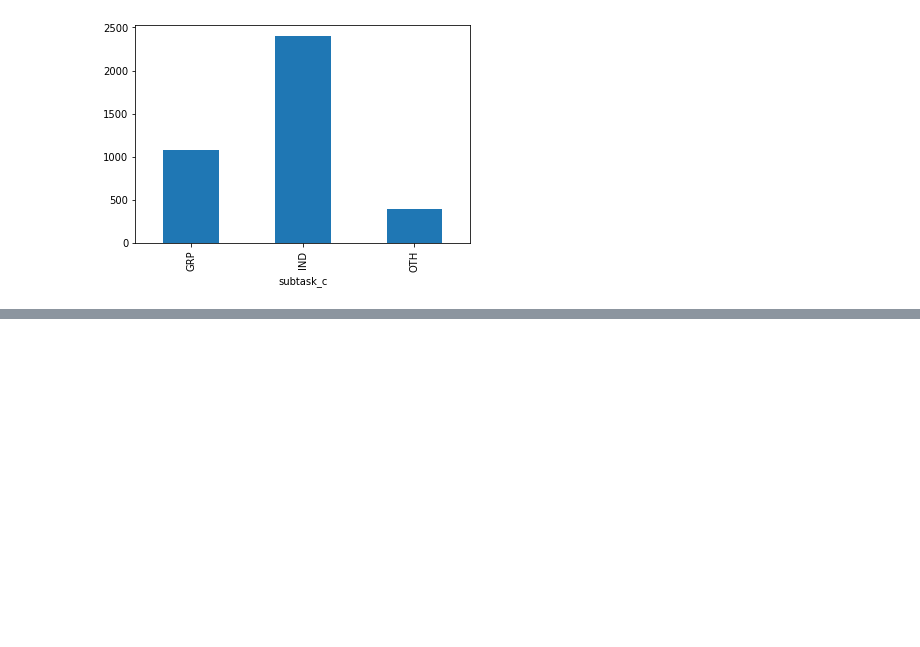
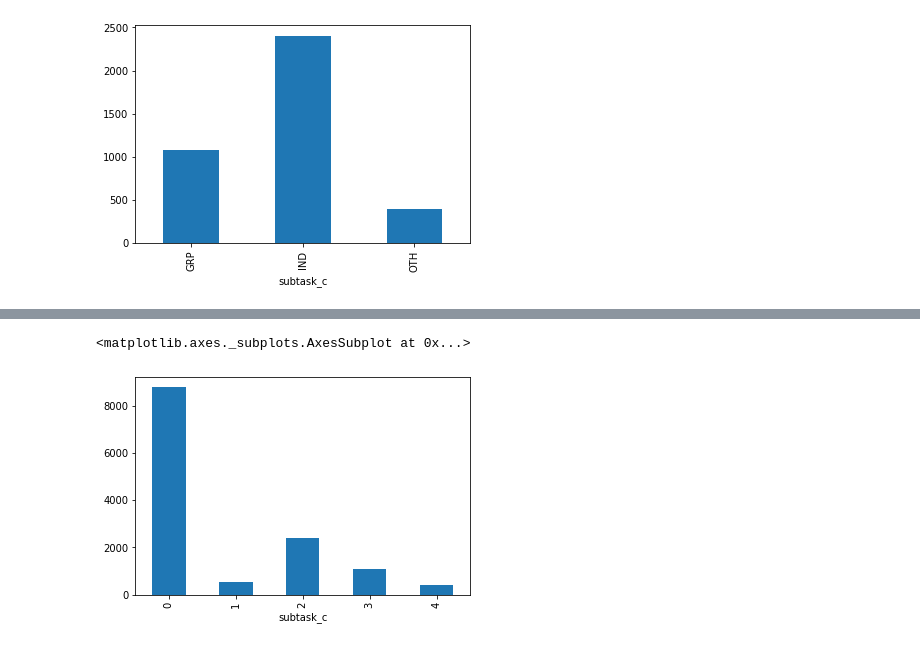
Before and after one commit to Ani997/msc_ai_sem2, a Jupyter notebook: NN_NLP/Lab6/lab6_semeval_task6.ipynb, the cells around one changed output, grey strips where cells are left out. Cells and saved outputs as stored; diff of their text form; code cells hidden in the pictures; blank space fills up the shorter version.

```diff
--- a/NN_NLP/Lab6/lab6_semeval_task6.ipynb
+++ b/NN_NLP/Lab6/lab6_semeval_task6.ipynb
@@ -348,9 +368,0 @@ df_tweet_task_c = df_tweet_task_c.sample(frac=1).reset_index(drop=True)
-# %%
-from sklearn.model_selection import train_test_split
-data = list(df_tweet_task_a['tweet_pr_st2'])
-labels = list(df_tweet_task_a['subtask_a'])
-tr_data,tst_data,tr_labels,tst_labels = train_test_split(np.array(data),labels,test_size=0.2,stratify=labels)
-# X_train, X_test, y_train, y_test = train_test_split(
-#     data, labels, test_size=0.2, random_state=1, stratify=labels)
-# X_train, X_val, y_train, y_val = train_test_split(
-#     X_train, y_train, test_size=0.25, random_state=1, stratify=y_train)
@@ -525,0 +738,37 @@ plt.show()
+# %%
+import pandas as pd
+import numpy as np
+df_tweet = pd.read_csv("data/processed_tweet2.csv")
+import ast
+df_tweet['tweet_pr_st1'] = df_tweet.apply(lambda x: ast.literal_eval(x.tweet_pr_st1),axis =1)
+df_tweet['tweet_pr_st2'] = df_tweet.apply(lambda x: ast.literal_eval(x.tweet_pr_st2),axis =1)
+
+def conditions(x):
+    '''
+    coverting the data to more usuable form
+    'NOT' -> 0
+    'OFF-UNT' - > 1
+    'TIN-OFF-IND' -> 2
+    'TIN-OFF-GRP' -> 3
+    'TIN-OFF-OTH' -> 4
+    ''
+    '''
+    if (x.subtask_b=='TIN' and x.subtask_a=='OFF' and x.subtask_c=='IND'):
+        return 2
+    elif (x.subtask_b=='TIN' and x.subtask_a=='OFF' and x.subtask_c=='GRP'):
+        return 3
+    elif (x.subtask_b=='TIN' and x.subtask_a=='OFF' and x.subtask_c =='OTH'):
+        return 4
+    elif (x.subtask_a=='OFF' and x.subtask_b=='UNT'):
+        return 1
+    else:
+        return 0
+    # return 2 if (x.subtask_b=='TIN' and x.subtask_a=='OFF' and x.subtask_c=='IND') else 3 if (x.subtask_b=='TIN' and x.subtask_a=='OFF' and x.subtask_c=='GRP') else 4 if (x.subtask_b=='TIN' and x.subtask_a=='OFF' and x.subtask_c =='OTH') else 1 if (x.subtask_a=='OFF' and x.subtask_b=='UNT') else 0
+
+df_tweet['subtask_c'] = df_tweet.apply(conditions,axis=1)
+# %%
+# visualising the distribution
+df_tweet.groupby(['subtask_c']).count()['id'].plot.bar()
+# %% [output]
+<matplotlib.axes._subplots.AxesSubplot at 0x...>
+[figure, added]
```
Also changed, not shown: parts of 92 cells of this notebook.
